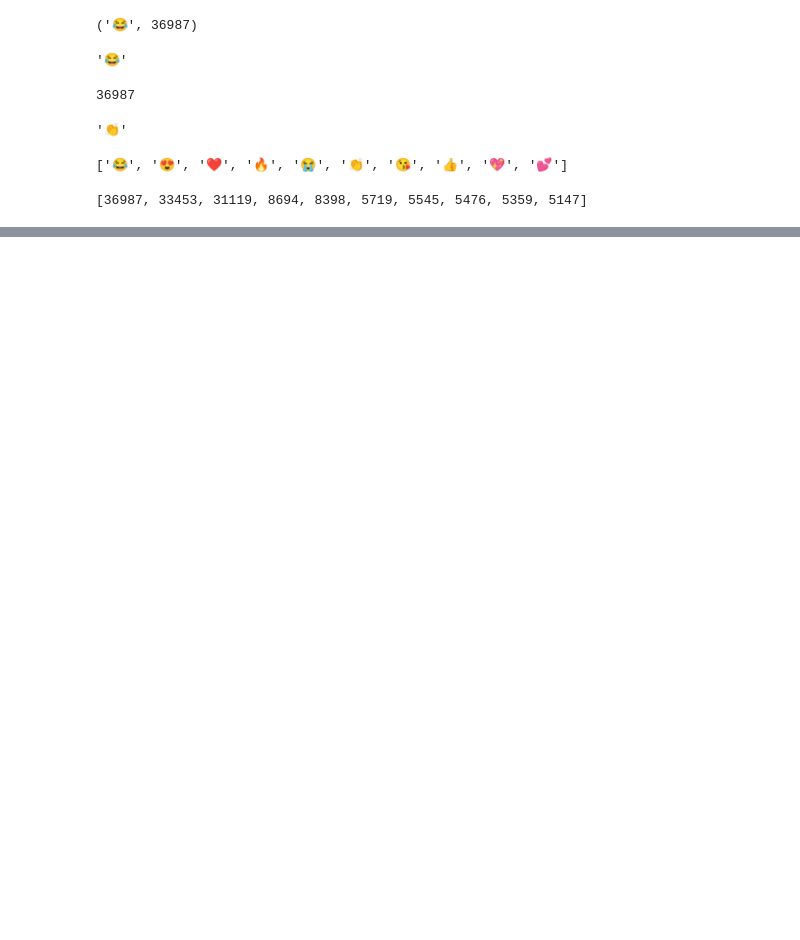
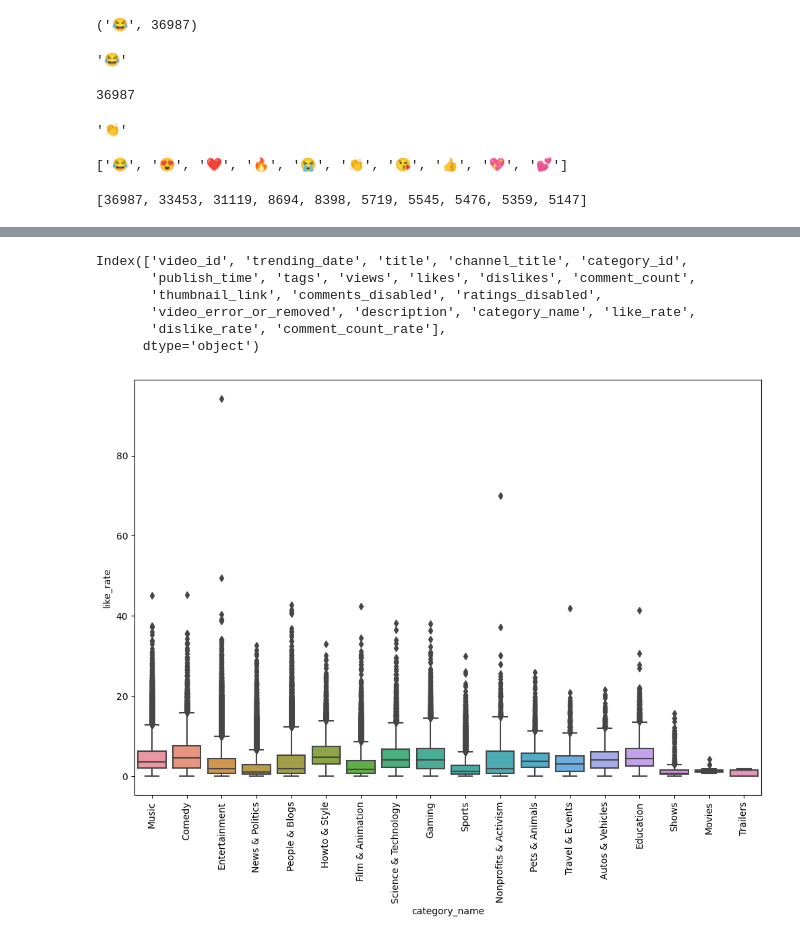
Before and after one commit to Satyam-Arya/Youtube_DataAnalysis, a Jupyter notebook: Youtube_analysis.ipynb, the cells around one changed output, grey strips where cells are left out. Cells and saved outputs as stored; diff of their text form; code cells hidden in the pictures; blank space fills up the shorter version.

```diff
--- a/Youtube_analysis.ipynb
+++ b/Youtube_analysis.ipynb
@@ -391,0 +557,22 @@ full_df.shape
+# %%
+full_df['like_rate'] = (full_df['likes'] / full_df['views']) * 100
+full_df['dislike_rate'] = (full_df['dislikes'] / full_df['views']) * 100
+full_df['comment_count_rate'] = (full_df['comment_count'] / full_df['views']) * 100
+# %%
+full_df.columns
+# %% [output]
+Index(['video_id', 'trending_date', 'title', 'channel_title', 'category_id',
+       'publish_time', 'tags', 'views', 'likes', 'dislikes', 'comment_count',
+       'thumbnail_link', 'comments_disabled', 'ratings_disabled',
+       'video_error_or_removed', 'description', 'category_name', 'like_rate',
+       'dislike_rate', 'comment_count_rate'],
+      dtype='object')
+# %%
+plt.figure(figsize=(12,8))
+sns.boxplot(x='category_name', y='like_rate', data=full_df)
+plt.xticks(rotation='vertical')
+plt.show()
+
+# if no need of any text or just want to see graph than use show() function
+# %% [output]
+[figure, added]
```
Also changed, not shown: parts of 39 cells of this notebook, 21 other files.
